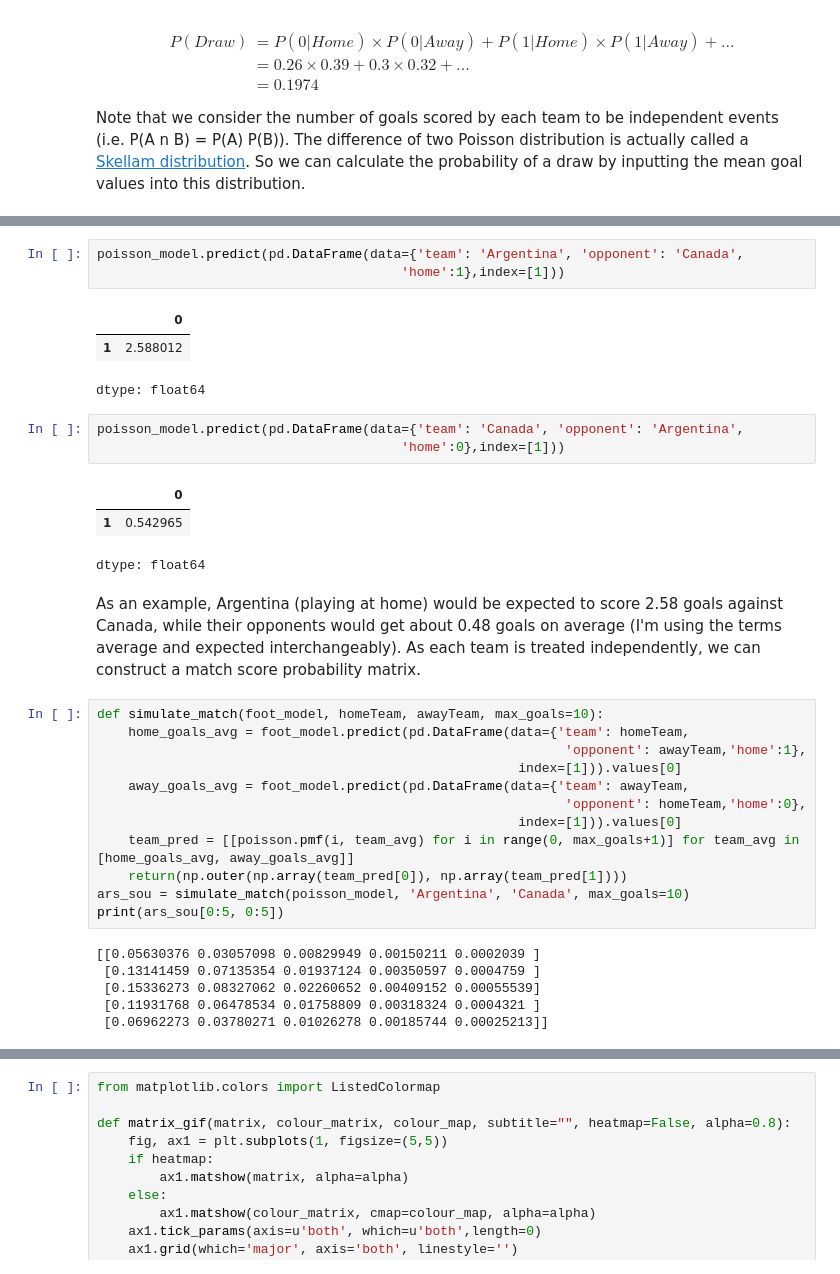
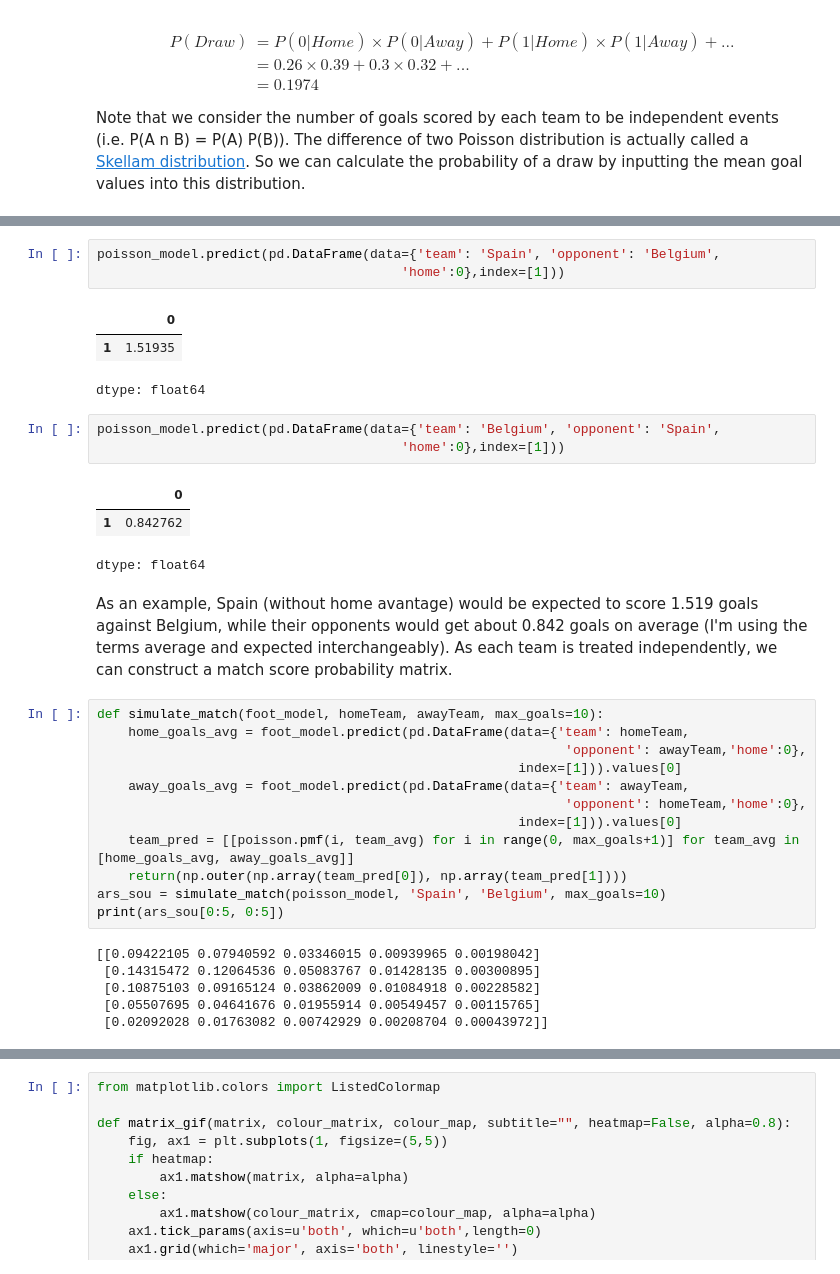
Before and after one commit to Edwinhyy/machine-learning-engineering-for-production-public, a Jupyter notebook: 2.ipynb, the cells around one changed output, grey strips where cells are left out. Drawn from its saved outputs; the diff is of its cells as text.

```diff
--- a/2.ipynb
+++ b/2.ipynb
@@ -220,35 +320,35 @@ home                                                0.2953      0.008     37.017
 ===================================================================================================================
 # %%
-poisson_model.predict(pd.DataFrame(data={'team': 'Argentina', 'opponent': 'Canada',
-                                       'home':1},index=[1]))
+poisson_model.predict(pd.DataFrame(data={'team': 'Spain', 'opponent': 'Belgium',
+                                       'home':0},index=[1]))
 # %% [output]
 |  | 0 |
-| 1 | 2.588012 |
+| 1 | 1.51935 |
 dtype: float64
 # %%
-poisson_model.predict(pd.DataFrame(data={'team': 'Canada', 'opponent': 'Argentina',
+poisson_model.predict(pd.DataFrame(data={'team': 'Belgium', 'opponent': 'Spain',
                                        'home':0},index=[1]))
 # %% [output]
 |  | 0 |
-| 1 | 0.542965 |
+| 1 | 0.842762 |
 dtype: float64
 # %% [markdown]
-As an example, Argentina (playing at home) would be expected to score 2.58 goals against Canada, while their opponents would get about 0.48 goals on average (I'm using the terms average and expected interchangeably). As each team is treated independently, we can construct a match score probability matrix.
+As an example, Spain (without home avantage) would be expected to score 1.519 goals against Belgium, while their opponents would get about 0.842 goals on average (I'm using the terms average and expected interchangeably). As each team is treated independently, we can construct a match score probability matrix.
 # %%
 def simulate_match(foot_model, homeTeam, awayTeam, max_goals=10):
     home_goals_avg = foot_model.predict(pd.DataFrame(data={'team': homeTeam,
-                                                            'opponent': awayTeam,'home':1},
+                                                            'opponent': awayTeam,'home':0},
                                                       index=[1])).values[0]
     away_goals_avg = foot_model.predict(pd.DataFrame(data={'team': awayTeam,
                                                             'opponent': homeTeam,'home':0},
                                                       index=[1])).values[0]
     team_pred = [[poisson.pmf(i, team_avg) for i in range(0, max_goals+1)] for team_avg in [home_goals_avg, away_goals_avg]]
     return(np.outer(np.array(team_pred[0]), np.array(team_pred[1])))
-ars_sou = simulate_match(poisson_model, 'Argentina', 'Canada', max_goals=10)
+ars_sou = simulate_match(poisson_model, 'Spain', 'Belgium', max_goals=10)
 print(ars_sou[0:5, 0:5])
 # %% [output]
-[[0.05630376 0.03057098 0.00829949 0.00150211 0.0002039 ]
- [0.13141459 0.07135354 0.01937124 0.00350597 0.0004759 ]
- [0.15336273 0.08327062 0.02260652 0.00409152 0.00055539]
- [0.11931768 0.06478534 0.01758809 0.00318324 0.0004321 ]
- [0.06962273 0.03780271 0.01026278 0.00185744 0.00025213]]
+[[0.09422105 0.07940592 0.03346015 0.00939965 0.00198042]
+ [0.14315472 0.12064536 0.05083767 0.01428135 0.00300895]
+ [0.10875103 0.09165124 0.03862009 0.01084918 0.00228582]
+ [0.05507695 0.04641676 0.01955914 0.00549457 0.00115765]
+ [0.02092028 0.01763082 0.00742929 0.00208704 0.00043972]]
```
Also changed, not shown: parts of 11 cells of this notebook.
